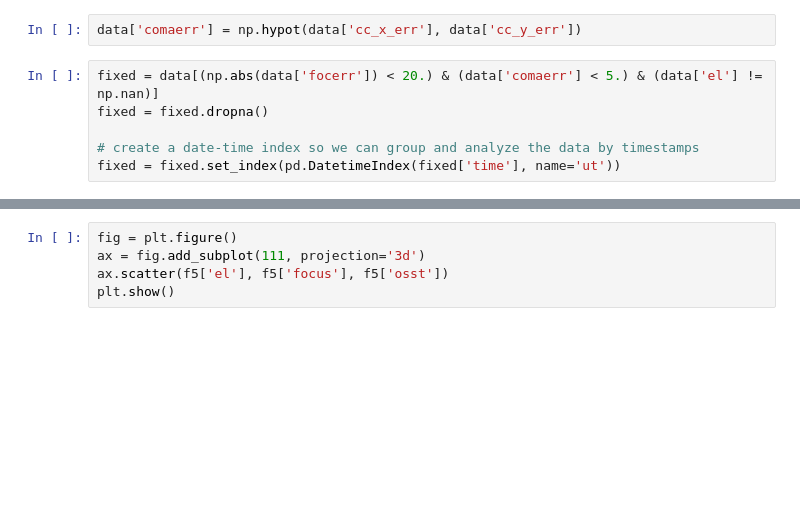
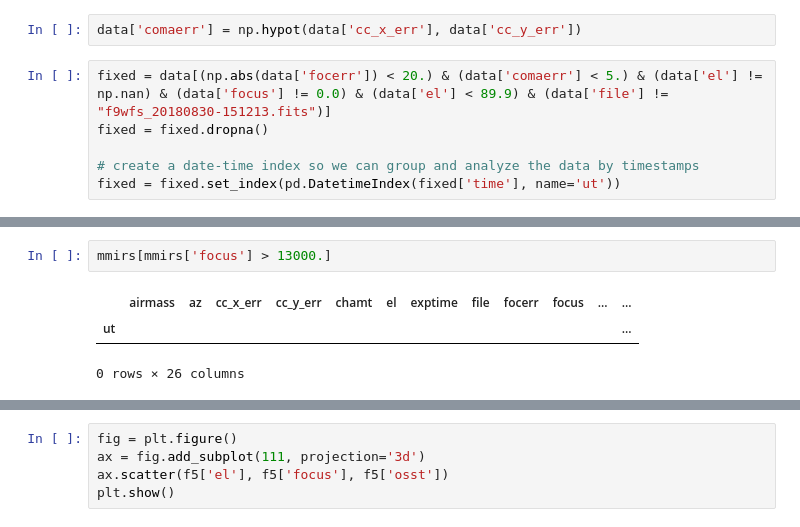
Before and after one commit to tepickering/HALcoll, a Jupyter notebook: notebooks/mine_wfs.ipynb, the cells around one changed output, grey strips where cells are left out. Cells and saved outputs as stored; diff of their text form; blank space fills up the shorter version.

Commit message:
add 2017 and 2018 data

```diff
--- a/notebooks/mine_wfs.ipynb
+++ b/notebooks/mine_wfs.ipynb
@@ -59,7 +60,7 @@ data.tail()
 # %%
 data['comaerr'] = np.hypot(data['cc_x_err'], data['cc_y_err'])
 # %%
-fixed = data[(np.abs(data['focerr']) < 20.) & (data['comaerr'] < 5.) & (data['el'] != np.nan)]
+fixed = data[(np.abs(data['focerr']) < 20.) & (data['comaerr'] < 5.) & (data['el'] != np.nan) & (data['focus'] != 0.0) & (data['el'] < 89.9) & (data['file'] != "f9wfs_20180830-151213.fits")]
 fixed = fixed.dropna()
 
 # create a date-time index so we can group and analyze the data by timestamps
@@ -82,0 +73,6 @@ f5.tail()
+# %%
+mmirs[mmirs['focus'] > 13000.]
+# %% [output]
+|  | airmass | az | cc_x_err | cc_y_err | chamt | el | exptime | file | focerr | focus | ... | ... |
+| ut |  |  |  |  |  |  |  |  |  |  |  | ... |
+0 rows × 26 columns
```
Also changed, not shown: parts of 8 cells of this notebook, 2 other files.
